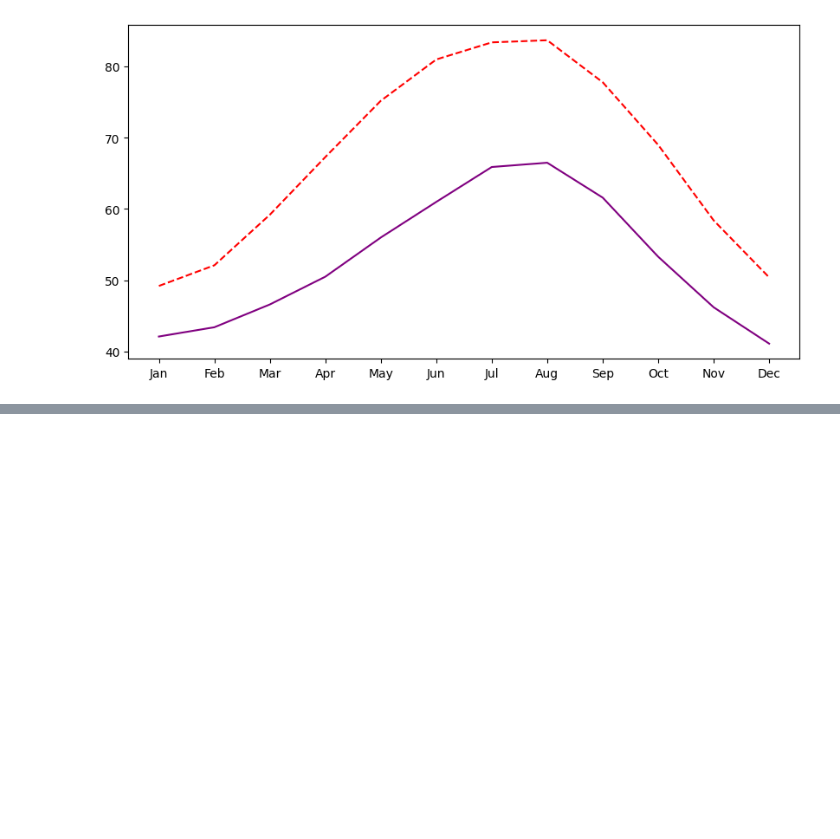
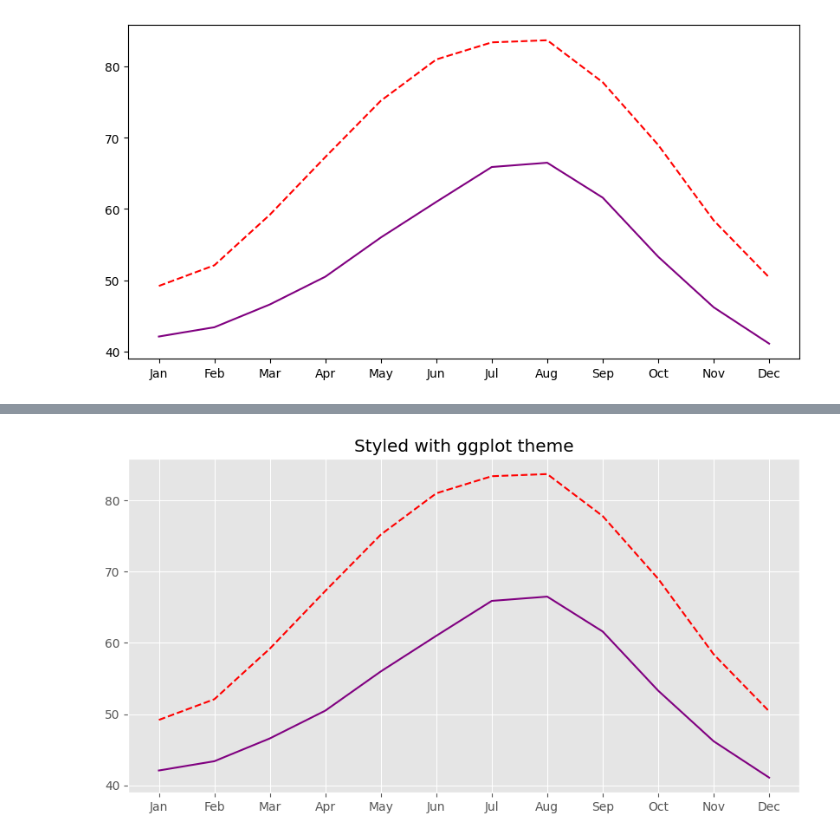
Before and after one commit to abhijeet-bhambere/learning-trail-data-visualizatn-python, a Jupyter notebook: matplotlib_training_dc.ipynb, the cells around one changed output, grey strips where cells are left out. Drawn from its saved outputs; the diff is of its cells as text; code cells hidden in the pictures; blank space fills up the shorter version.

```diff
--- a/matplotlib_training_dc.ipynb
+++ b/matplotlib_training_dc.ipynb
@@ -760,0 +756,14 @@ Per month it'll take 180 hrs
+# %%
+with plt.style.context('ggplot'):
+
+    fig, ax = plt.subplots(figsize=(10,5))
+
+    # Adding plots for Austin
+    ax.plot(austin["MONTH"],austin["MLY-TAVG-NORMAL"],color="r",linestyle="--")
+    # Adding plots for Seattle
+    ax.plot(seattle["MONTH"],seattle["MLY-TAVG-NORMAL"],color="purple")
+    plt.title("Styled with ggplot theme")
+
+    plt.show()
+# %% [output]
+[figure, added]
```
Also changed, not shown: parts of 13 cells of this notebook.
